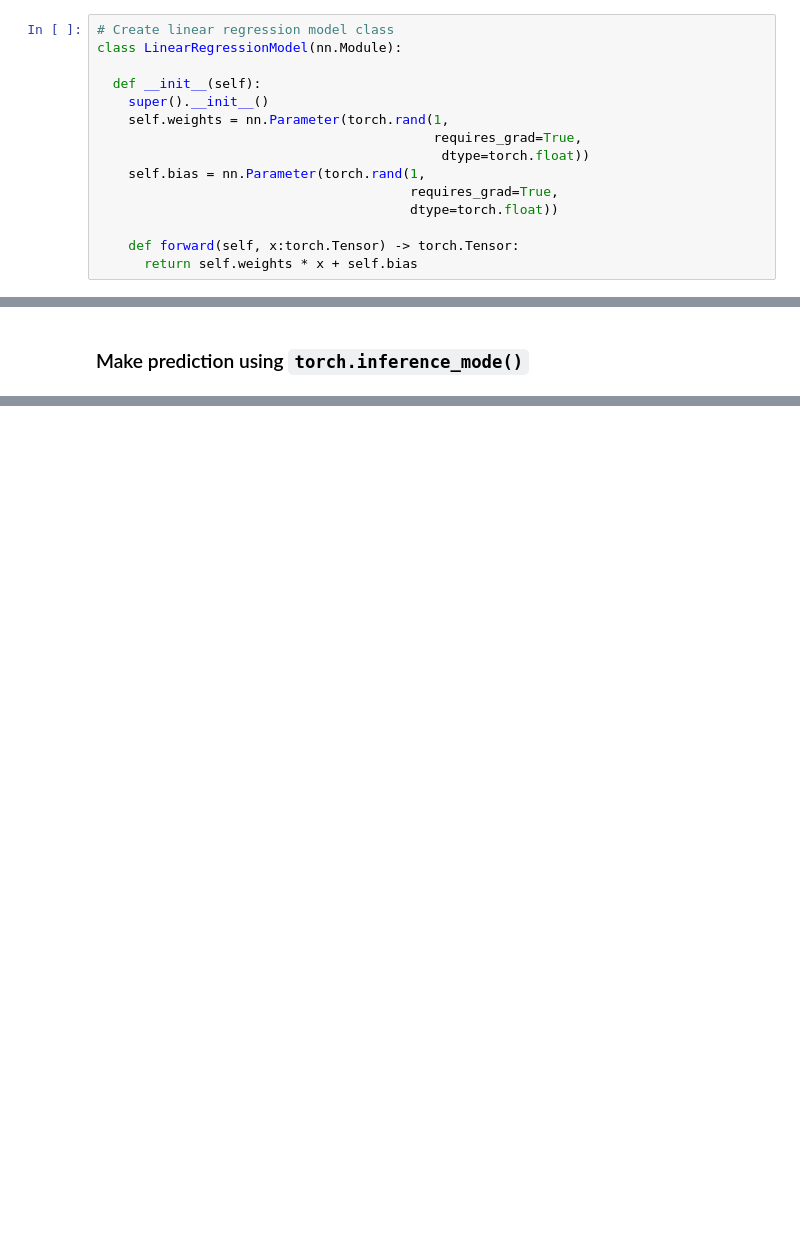
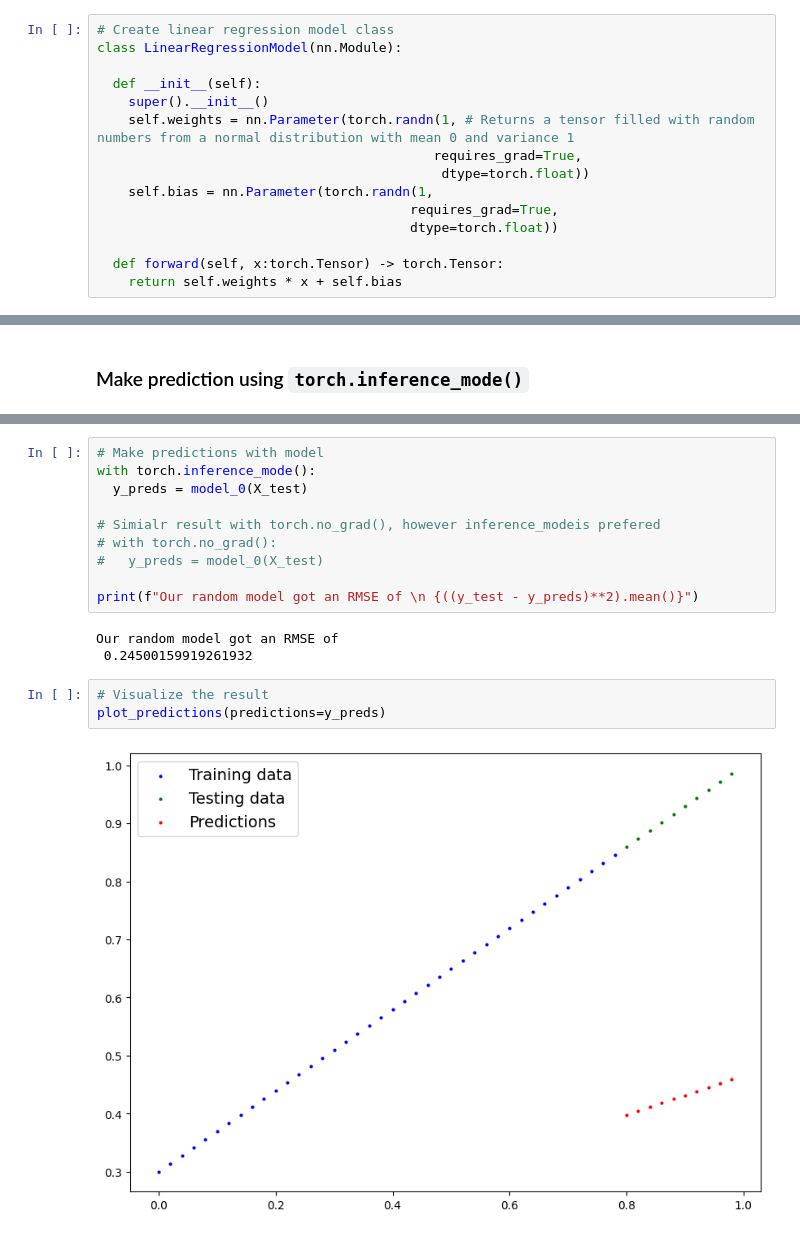
Before and after one commit to vyron-arvanitis/pytorch_tutorials, a Jupyter notebook: 01_pytorch_workflow.ipynb, the cells around one changed output, grey strips where cells are left out. Drawn from its saved outputs; the diff is of its cells as text; blank space fills up the shorter version.

```diff
--- a/01_pytorch_workflow.ipynb
+++ b/01_pytorch_workflow.ipynb
@@ -108,15 +108,15 @@ class LinearRegressionModel(nn.Module):
 
   def __init__(self):
     super().__init__()
-    self.weights = nn.Parameter(torch.rand(1,
+    self.weights = nn.Parameter(torch.randn(1, # Returns a tensor filled with random numbers from a normal distribution with mean 0 and variance 1
                                            requires_grad=True,
                                             dtype=torch.float))
-    self.bias = nn.Parameter(torch.rand(1,
+    self.bias = nn.Parameter(torch.randn(1,
                                         requires_grad=True,
                                         dtype=torch.float))
 
-    def forward(self, x:torch.Tensor) -> torch.Tensor:
-      return self.weights * x + self.bias
+  def forward(self, x:torch.Tensor) -> torch.Tensor:
+    return self.weights * x + self.bias
 # %% [markdown]
 ### PyTorch model building essentials
 
@@ -152,0 +190,18 @@ tensor([0.5936, 0.8694])
+# %%
+# Make predictions with model
+with torch.inference_mode():
+  y_preds = model_0(X_test)
+
+# Simialr result with torch.no_grad(), however inference_modeis prefered
+# with torch.no_grad():
+#   y_preds = model_0(X_test)
+
+print(f"Our random model got an RMSE of \n {((y_test - y_preds)**2).mean()}")
+# %% [output]
+Our random model got an RMSE of
+ 0.24500159919261932
+# %%
+# Visualize the result
+plot_predictions(predictions=y_preds)
+# %% [output]
+[figure, added]
```
Also changed, not shown: parts of 50 cells of this notebook.
